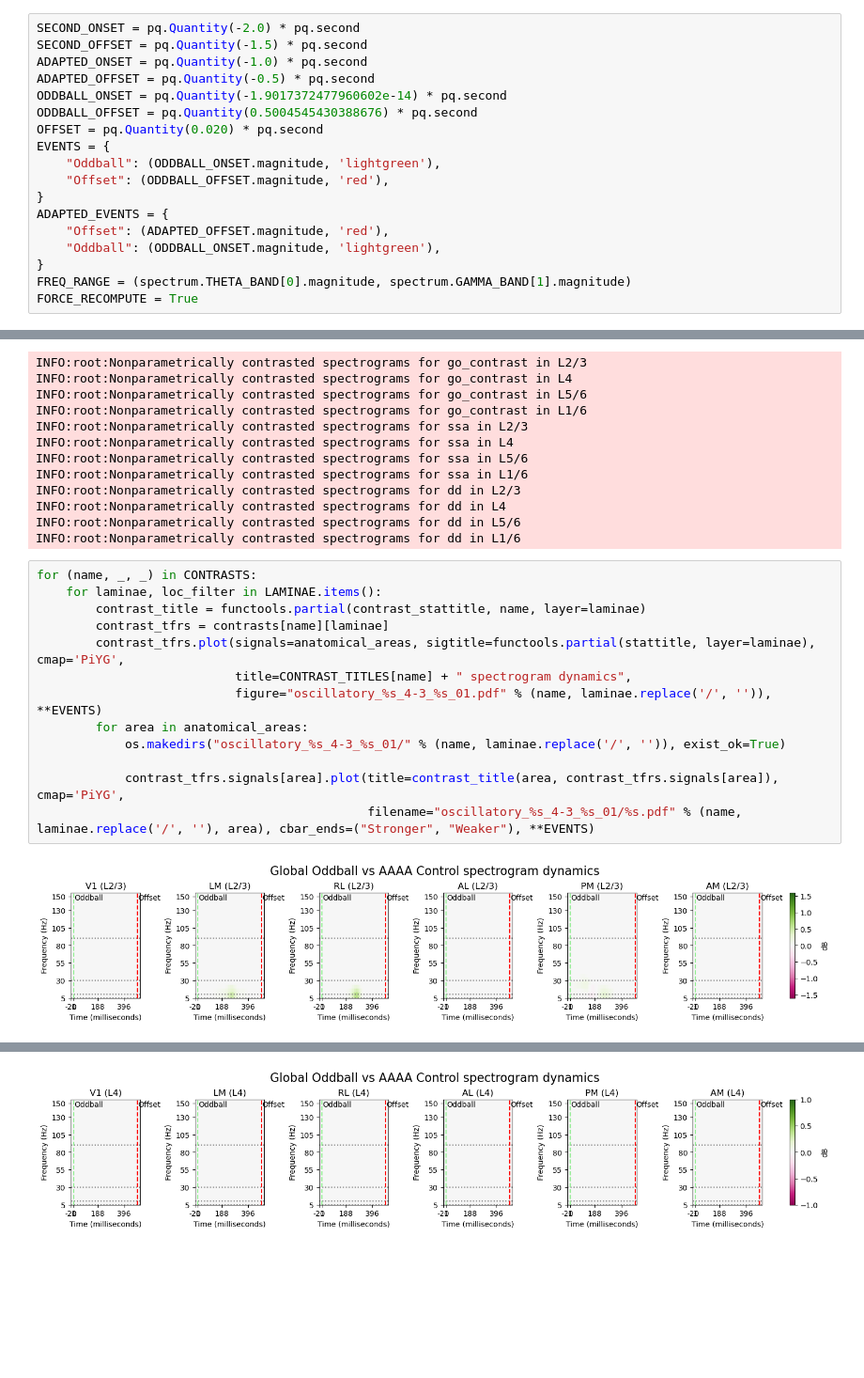
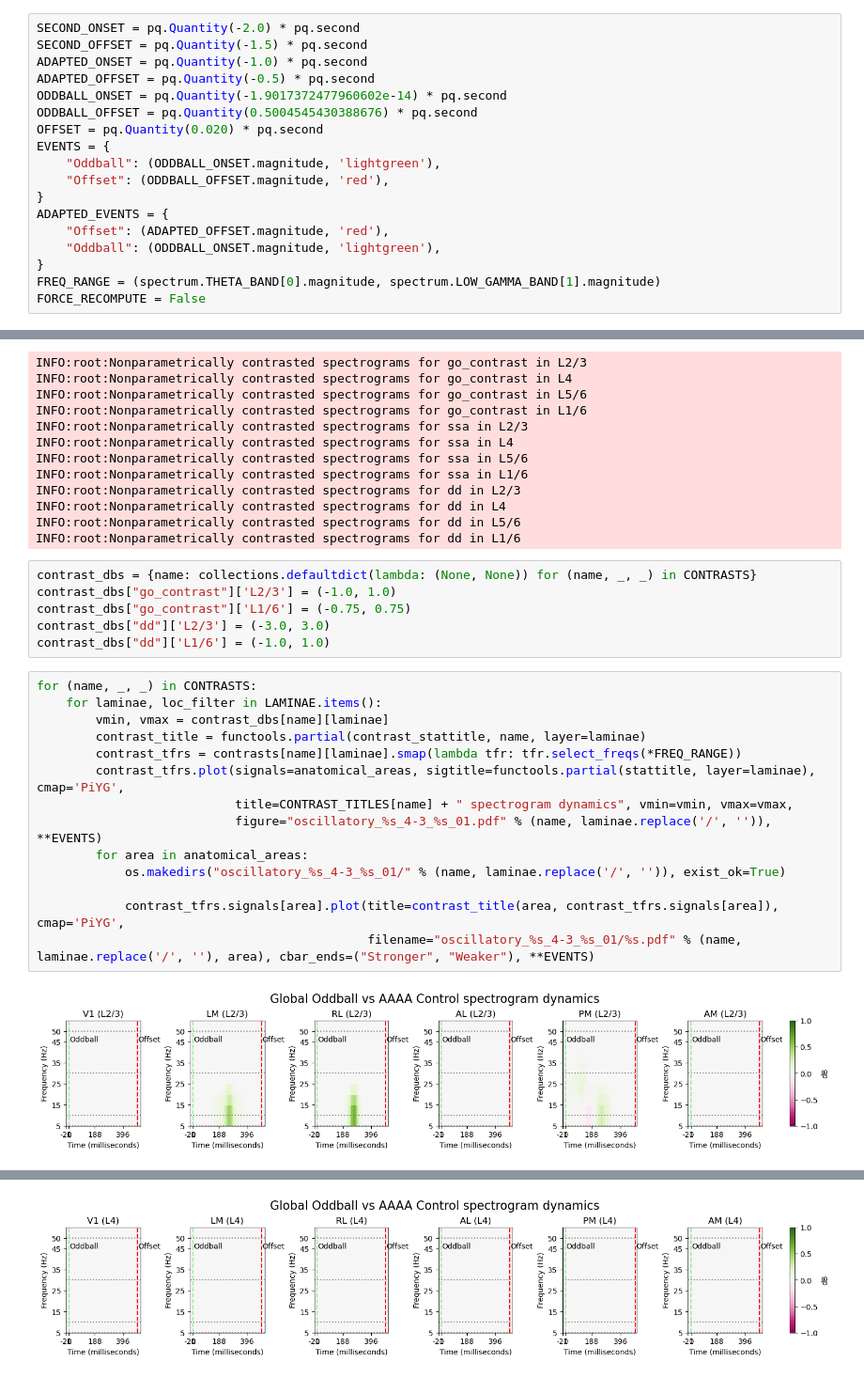
Before and after one commit to BastosLab/epych, a Jupyter notebook: notebooks/passiveglo/oscillatory_contrasts4-3.ipynb, the cells around one changed output, grey strips where cells are left out. Shown: that part at 94% size. Saved outputs shown, nothing was run; the diff lists cells and outputs as text; blank space fills up the shorter version.

```diff
--- a/notebooks/passiveglo/oscillatory_contrasts4-3.ipynb
+++ b/notebooks/passiveglo/oscillatory_contrasts4-3.ipynb
@@ -50,8 +50,8 @@ ADAPTED_EVENTS = {
     "Offset": (ADAPTED_OFFSET.magnitude, 'red'),
     "Oddball": (ODDBALL_ONSET.magnitude, 'lightgreen'),
 }
-FREQ_RANGE = (spectrum.THETA_BAND[0].magnitude, spectrum.GAMMA_BAND[1].magnitude)
-FORCE_RECOMPUTE = True
+FREQ_RANGE = (spectrum.THETA_BAND[0].magnitude, spectrum.LOW_GAMMA_BAND[1].magnitude)
+FORCE_RECOMPUTE = False
 # %%
 CONDITIONS = ["lonaive", "go_gloexp", "go_seqctl", "lo_gloexp", "lo_rndctl", "igo_seqctl"]
 LAMINAE = {
@@ -162,18 +162,25 @@ INFO:root:Nonparametrically contrasted spectrograms for dd in L2/3
 INFO:root:Nonparametrically contrasted spectrograms for dd in L4
 INFO:root:Nonparametrically contrasted spectrograms for dd in L5/6
 INFO:root:Nonparametrically contrasted spectrograms for dd in L1/6
+# %%
+contrast_dbs = {name: collections.defaultdict(lambda: (None, None)) for (name, _, _) in CONTRASTS}
+contrast_dbs["go_contrast"]['L2/3'] = (-1.0, 1.0)
+contrast_dbs["go_contrast"]['L1/6'] = (-0.75, 0.75)
+contrast_dbs["dd"]['L2/3'] = (-3.0, 3.0)
+contrast_dbs["dd"]['L1/6'] = (-1.0, 1.0)
 # %%
 for (name, _, _) in CONTRASTS:
     for laminae, loc_filter in LAMINAE.items():
+        vmin, vmax = contrast_dbs[name][laminae]
         contrast_title = functools.partial(contrast_stattitle, name, layer=laminae)
-        contrast_tfrs = contrasts[name][laminae]
+        contrast_tfrs = contrasts[name][laminae].smap(lambda tfr: tfr.select_freqs(*FREQ_RANGE))
         contrast_tfrs.plot(signals=anatomical_areas, sigtitle=functools.partial(stattitle, layer=laminae), cmap='PiYG',
-                           title=CONTRAST_TITLES[name] + " spectrogram dynamics",
+                           title=CONTRAST_TITLES[name] + " spectrogram dynamics", vmin=vmin, vmax=vmax,
                            figure="oscillatory_%s_4-3_%s_01.pdf" % (name, laminae.replace('/', '')), **EVENTS)
         for area in anatomical_areas:
             os.makedirs("oscillatory_%s_4-3_%s_01/" % (name, laminae.replace('/', '')), exist_ok=True)
 
             contrast_tfrs.signals[area].plot(title=contrast_title(area, contrast_tfrs.signals[area]), cmap='PiYG',
                                              filename="oscillatory_%s_4-3_%s_01/%s.pdf" % (name, laminae.replace('/', ''), area), cbar_ends=("Stronger", "Weaker"), **EVENTS)
 # %% [output]
-[figure, old version]
+[figure, new version]
@@ -186 +193 @@ for (name, _, _) in CONTRASTS:
-[figure, old version]
+[figure, new version]
```
Also changed, not shown: parts of 2 cells of this notebook, 1 other file.
